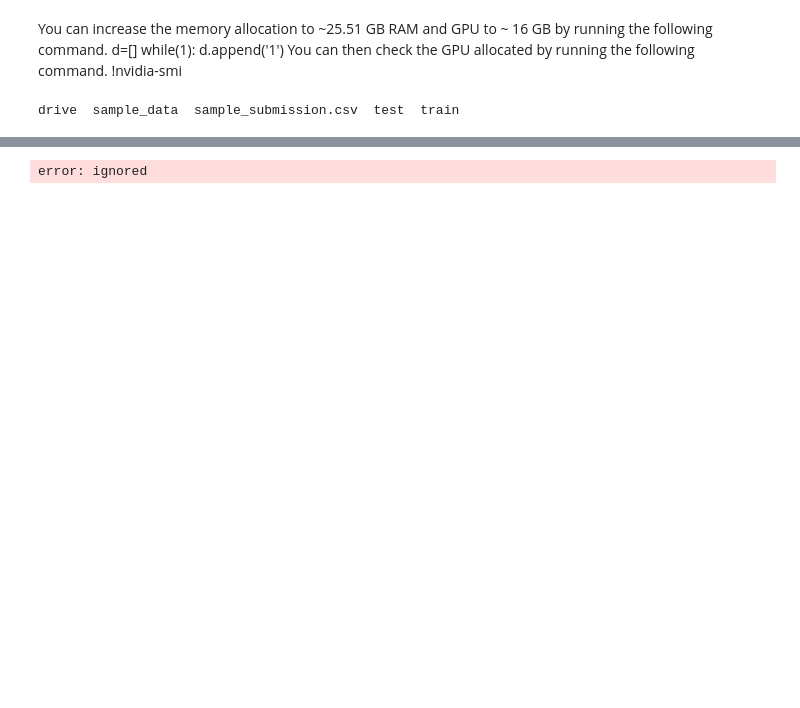
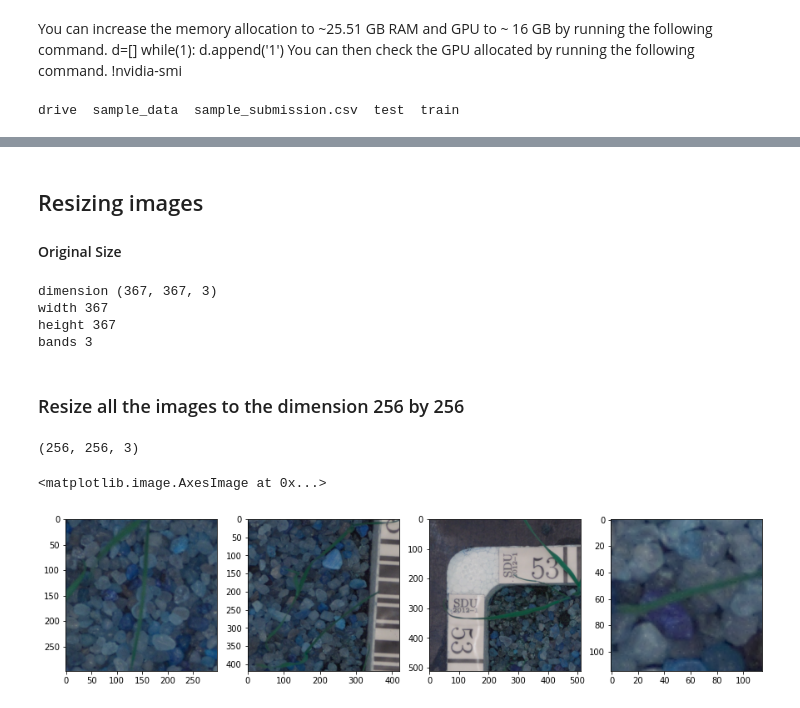
Before and after one commit to rinkideo/datascience_projects, a Jupyter notebook: plant_seedling_prj.ipynb, the cells around one changed output, grey strips where cells are left out. Cells and saved outputs as stored; diff of their text form; code cells hidden in the pictures; blank space fills up the shorter version.

```diff
--- a/plant_seedling_prj.ipynb
+++ b/plant_seedling_prj.ipynb
@@ -229,22 +127,21 @@ def segment(img):
-# %%
-for indx, image in enumerate(images):
-  try:
-     images[indx] = segment(image)
-
-  except:
-    print(indx)
-    continue
-# %%
-image = images[class_label == "Maize"][40]
-
-image_mask = create_mask_for_plant(image)
-image_segmented = segment_plant(image)
-image_sharpen = sharpen_image(image_segmented)
-
-fig, axs = plt.subplots(1, 4, figsize=(20, 20))
-axs[0].imshow(image)
-axs[1].imshow(image_mask)
-axs[2].imshow(image_segmented)
-axs[3].imshow(image_sharpen)
-# %% [output]
-error: ignored
+# %% [markdown]
+## Resizing images
+#### Original Size
+# %%
+##original dimension of a image
+dim= images[0].shape
+
+print("dimension {}".format(dim))
+
+width = images[0].shape[1]
+height = images[0].shape[0]
+bands = images[0].shape[2]
+
+print("width {}".format(width))
+print("height {}".format(height))
+print("bands {}".format(bands))
+# %% [output]
+dimension (367, 367, 3)
+width 367
+height 367
+bands 3
@@ -250,0 +156,18 @@ error: ignored
+# %% [markdown]
+### Resize all the images to the dimension 256 by 256
+# %%
+#save resized images into images.
+images_rsz = [resize_images(img) for img in images]
+images_rsz[0].shape
+# %% [output]
+(256, 256, 3)
+# %%
+## Before resizing
+fig, axs = plt.subplots(1, 4, figsize=(15,15))
+axs[0].imshow(images[10])
+axs[1].imshow(images[11])
+axs[2].imshow(images[22])
+axs[3].imshow(images[35])
+# %% [output]
+<matplotlib.image.AxesImage at 0x...>
+[figure, added]
```
Also changed, not shown: parts of 61 cells of this notebook.
